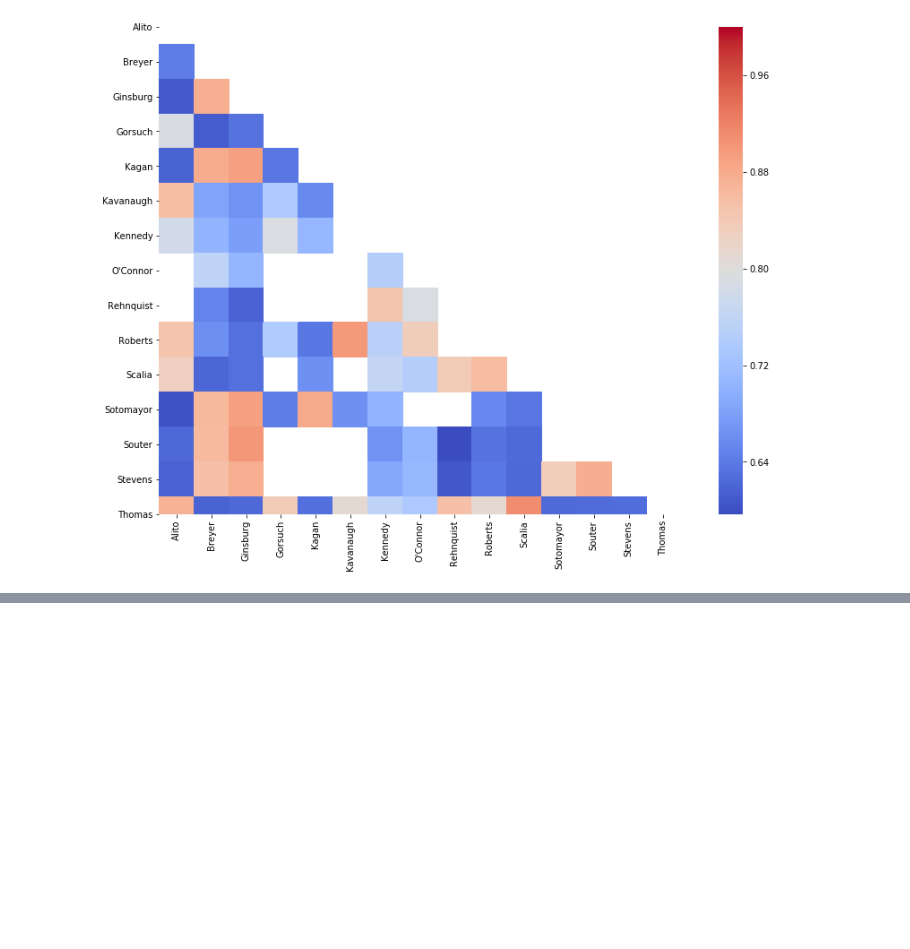
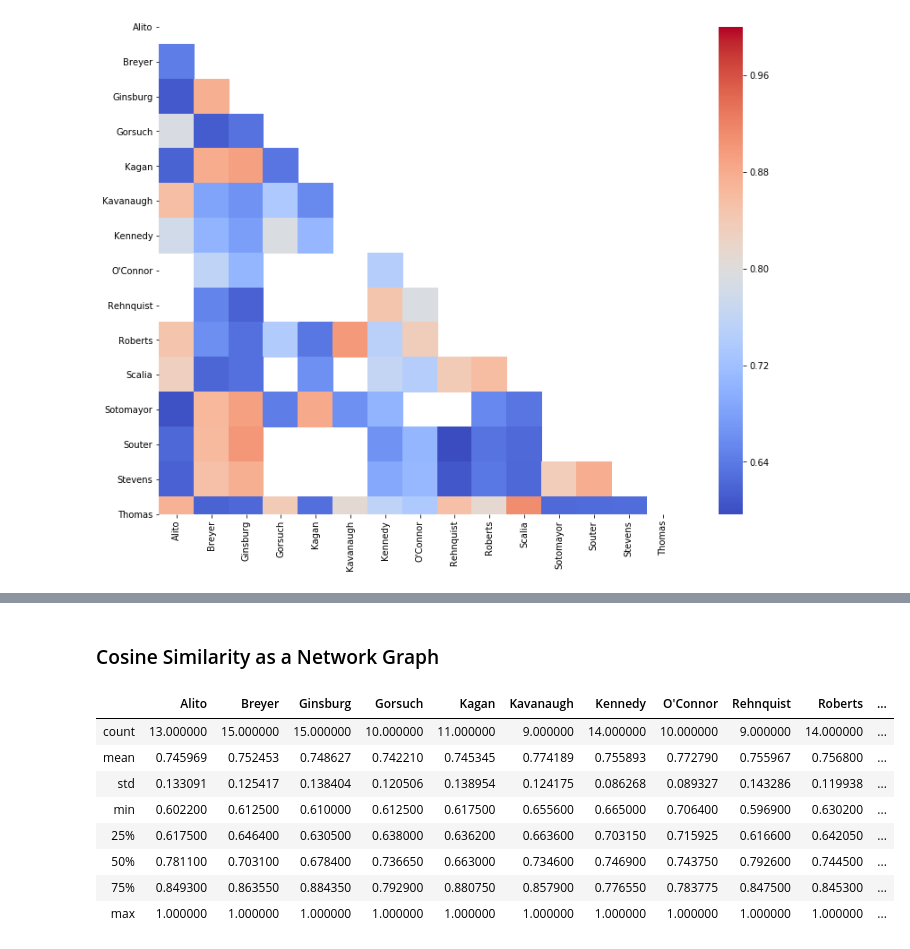
Before and after one commit to wplam107/scotus_rulings, a Jupyter notebook: dc_fe_notebook.ipynb, the cells around one changed output, grey strips where cells are left out. Saved outputs shown, nothing was run; the diff lists cells and outputs as text; code cells hidden in the pictures; blank space fills up the shorter version.

```diff
--- a/dc_fe_notebook.ipynb
+++ b/dc_fe_notebook.ipynb
@@ -78,0 +90,14 @@ for row in range(2):
+# %% [markdown]
+### Cosine Similarity as a Network Graph
+# %%
+sim_mat.describe()
+# %% [output]
+|  | Alito | Breyer | Ginsburg | Gorsuch | Kagan | Kavanaugh | Kennedy | O'Connor | Rehnquist | Roberts | ... |
+| count | 13.000000 | 15.000000 | 15.000000 | 10.000000 | 11.000000 | 9.000000 | 14.000000 | 10.000000 | 9.000000 | 14.000000 | ... |
+| mean | 0.745969 | 0.752453 | 0.748627 | 0.742210 | 0.745345 | 0.774189 | 0.755893 | 0.772790 | 0.755967 | 0.756800 | ... |
+| std | 0.133091 | 0.125417 | 0.138404 | 0.120506 | 0.138954 | 0.124175 | 0.086268 | 0.089327 | 0.143286 | 0.119938 | ... |
+| min | 0.602200 | 0.612500 | 0.610000 | 0.612500 | 0.617500 | 0.655600 | 0.665000 | 0.706400 | 0.596900 | 0.630200 | ... |
+| 25% | 0.617500 | 0.646400 | 0.630500 | 0.638000 | 0.636200 | 0.663600 | 0.703150 | 0.715925 | 0.616600 | 0.642050 | ... |
+| 50% | 0.781100 | 0.703100 | 0.678400 | 0.736650 | 0.663000 | 0.734600 | 0.746900 | 0.743750 | 0.792600 | 0.744500 | ... |
+| 75% | 0.849300 | 0.863550 | 0.884350 | 0.792900 | 0.880750 | 0.857900 | 0.776550 | 0.783775 | 0.847500 | 0.845300 | ... |
+| max | 1.000000 | 1.000000 | 1.000000 | 1.000000 | 1.000000 | 1.000000 | 1.000000 | 1.000000 | 1.000000 | 1.000000 | ... |
```
Also changed, not shown: parts of 12 cells of this notebook, 1 other file.
